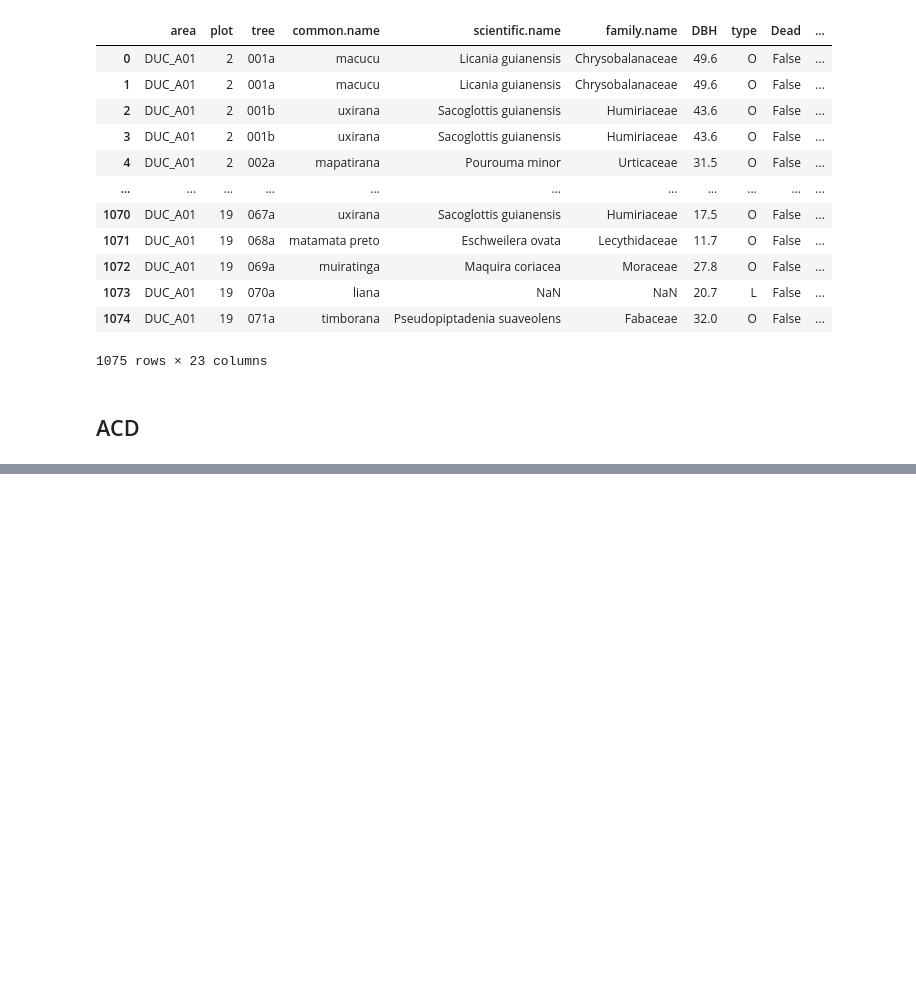
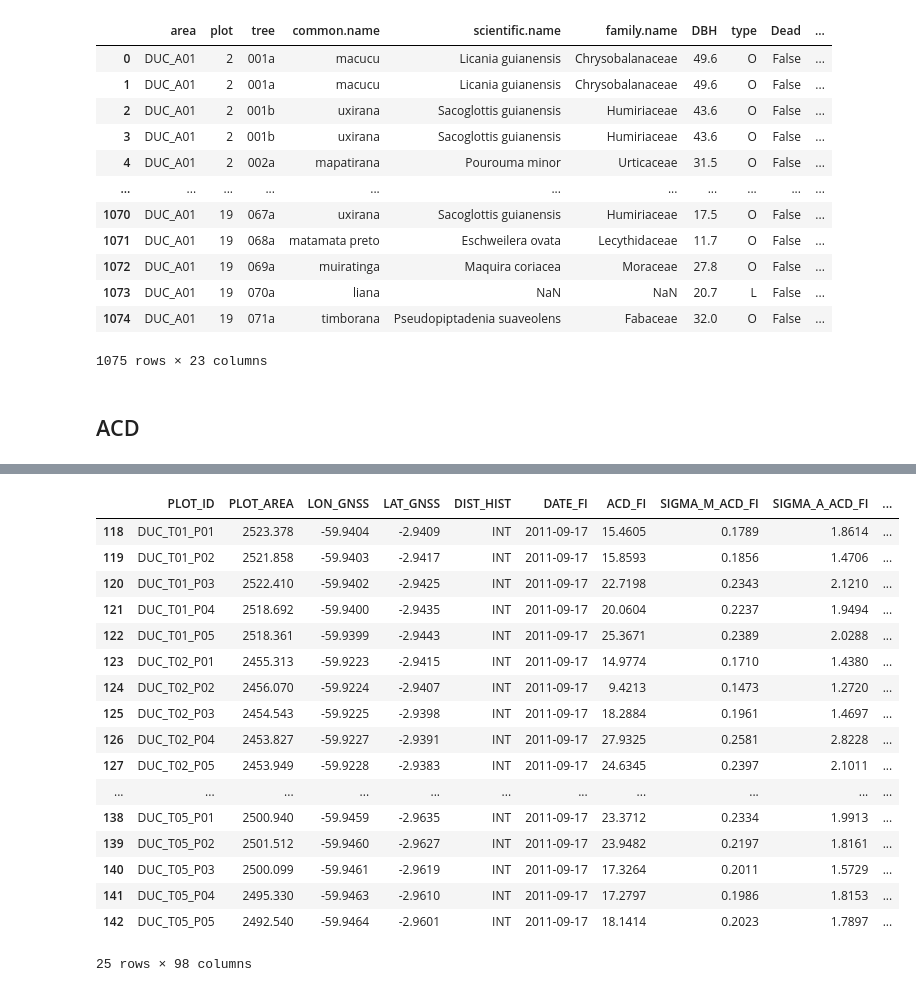
Before and after one commit to joaovictordecastroa/canopyEstimation, a Jupyter notebook: src/inventory.ipynb, the cells around one changed output, grey strips where cells are left out. Drawn from its saved outputs; the diff is of its cells as text; code cells hidden in the pictures; blank space fills up the shorter version.

```diff
--- a/src/inventory.ipynb
+++ b/src/inventory.ipynb
@@ -565,0 +582,2 @@ dtype: float64
+# %%
+validation_acd_df = pd.read_csv(os.environ.get("VALIDATION_INVENTORY_PATH"), sep=",")
@@ -565,0 +594,23 @@ dtype: float64
+# %%
+validation_acd_df = validation_acd_df[validation_acd_df["PLOT_ID"].str.contains("DUC")]
+# %%
+validation_acd_df.head(100)
+# %% [output]
+|  | PLOT_ID | PLOT_AREA | LON_GNSS | LAT_GNSS | DIST_HIST | DATE_FI | ACD_FI | SIGMA_M_ACD_FI | SIGMA_A_ACD_FI | ... |
+| 118 | DUC_T01_P01 | 2523.378 | -59.9404 | -2.9409 | INT | 2011-09-17 | 15.4605 | 0.1789 | 1.8614 | ... |
+| 119 | DUC_T01_P02 | 2521.858 | -59.9403 | -2.9417 | INT | 2011-09-17 | 15.8593 | 0.1856 | 1.4706 | ... |
+| 120 | DUC_T01_P03 | 2522.410 | -59.9402 | -2.9425 | INT | 2011-09-17 | 22.7198 | 0.2343 | 2.1210 | ... |
+| 121 | DUC_T01_P04 | 2518.692 | -59.9400 | -2.9435 | INT | 2011-09-17 | 20.0604 | 0.2237 | 1.9494 | ... |
+| 122 | DUC_T01_P05 | 2518.361 | -59.9399 | -2.9443 | INT | 2011-09-17 | 25.3671 | 0.2389 | 2.0288 | ... |
+| 123 | DUC_T02_P01 | 2455.313 | -59.9223 | -2.9415 | INT | 2011-09-17 | 14.9774 | 0.1710 | 1.4380 | ... |
+| 124 | DUC_T02_P02 | 2456.070 | -59.9224 | -2.9407 | INT | 2011-09-17 | 9.4213 | 0.1473 | 1.2720 | ... |
+| 125 | DUC_T02_P03 | 2454.543 | -59.9225 | -2.9398 | INT | 2011-09-17 | 18.2884 | 0.1961 | 1.4697 | ... |
+| 126 | DUC_T02_P04 | 2453.827 | -59.9227 | -2.9391 | INT | 2011-09-17 | 27.9325 | 0.2581 | 2.8228 | ... |
+| 127 | DUC_T02_P05 | 2453.949 | -59.9228 | -2.9383 | INT | 2011-09-17 | 24.6345 | 0.2397 | 2.1011 | ... |
+| ... | ... | ... | ... | ... | ... | ... | ... | ... | ... | ... |
+| 138 | DUC_T05_P01 | 2500.940 | -59.9459 | -2.9635 | INT | 2011-09-17 | 23.3712 | 0.2334 | 1.9913 | ... |
+| 139 | DUC_T05_P02 | 2501.512 | -59.9460 | -2.9627 | INT | 2011-09-17 | 23.9482 | 0.2197 | 1.8161 | ... |
+| 140 | DUC_T05_P03 | 2500.099 | -59.9461 | -2.9619 | INT | 2011-09-17 | 17.3264 | 0.2011 | 1.5729 | ... |
+| 141 | DUC_T05_P04 | 2495.330 | -59.9463 | -2.9610 | INT | 2011-09-17 | 17.2797 | 0.1986 | 1.8153 | ... |
+| 142 | DUC_T05_P05 | 2492.540 | -59.9464 | -2.9601 | INT | 2011-09-17 | 18.1414 | 0.2023 | 1.7897 | ... |
+25 rows × 98 columns
```
Also changed, not shown: parts of 7 cells of this notebook.
